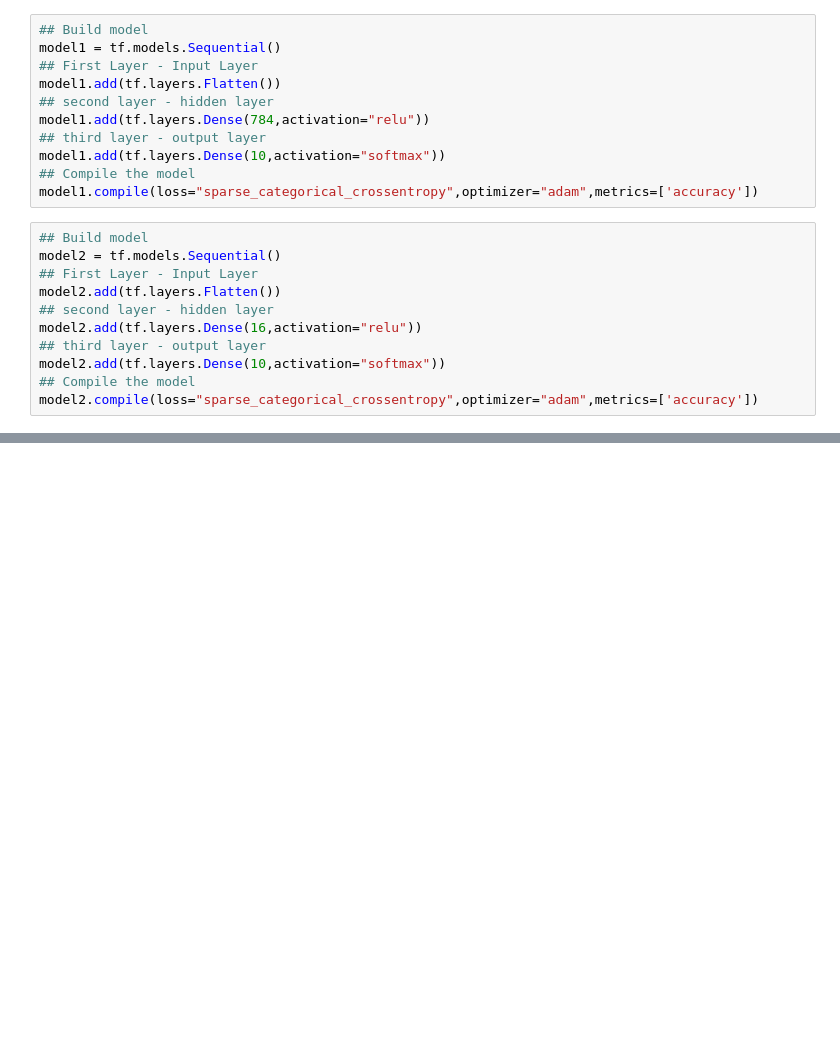
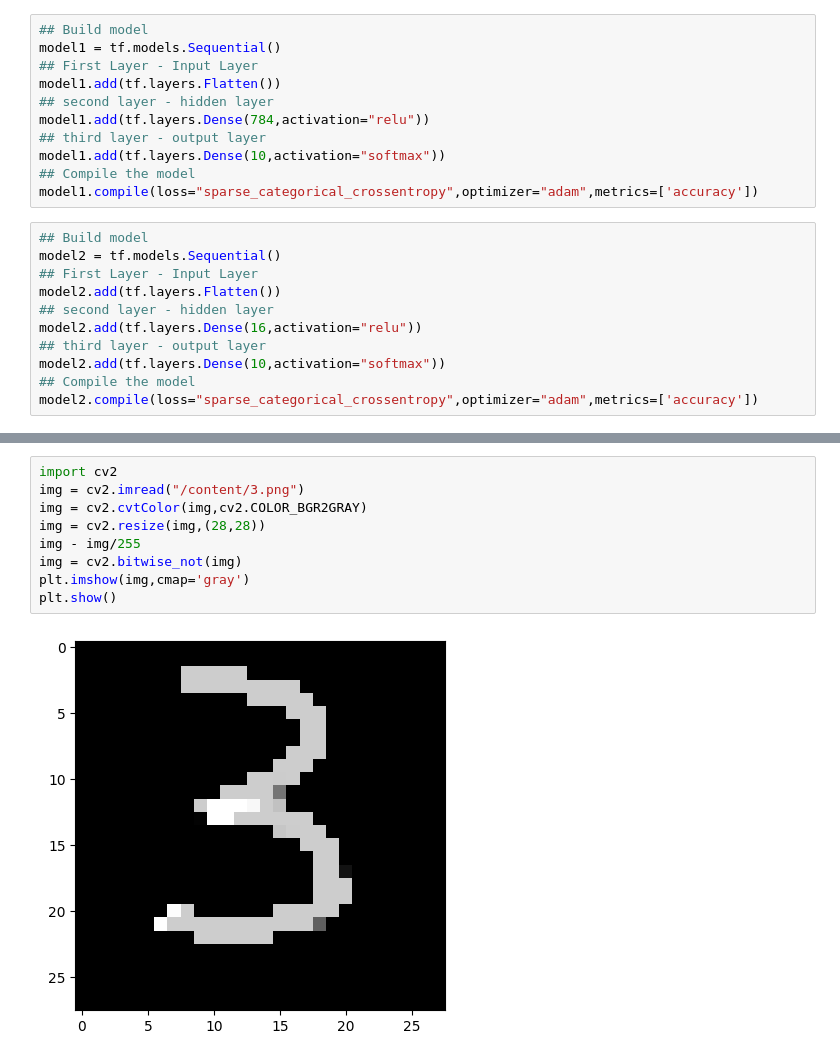
Before and after one commit to hetvi182/MNIST-deep-learning, a Jupyter notebook: 19_mar_MNIST_Hand_Written_Digit_Prediction.ipynb, the cells around one changed output, grey strips where cells are left out. Cells and saved outputs as stored; diff of their text form; blank space fills up the shorter version.

```diff
--- a/19_mar_MNIST_Hand_Written_Digit_Prediction.ipynb
+++ b/19_mar_MNIST_Hand_Written_Digit_Prediction.ipynb
@@ -124,0 +248,11 @@ model2.compile(loss="sparse_categorical_crossentropy",optimizer="adam",metrics=[
+# %%
+import cv2
+img = cv2.imread("/content/3.png")
+img = cv2.cvtColor(img,cv2.COLOR_BGR2GRAY)
+img = cv2.resize(img,(28,28))
+img - img/255
+img = cv2.bitwise_not(img)
+plt.imshow(img,cmap='gray')
+plt.show()
+# %% [output]
+[figure, added]
```
Also changed, not shown: parts of 16 cells of this notebook.
